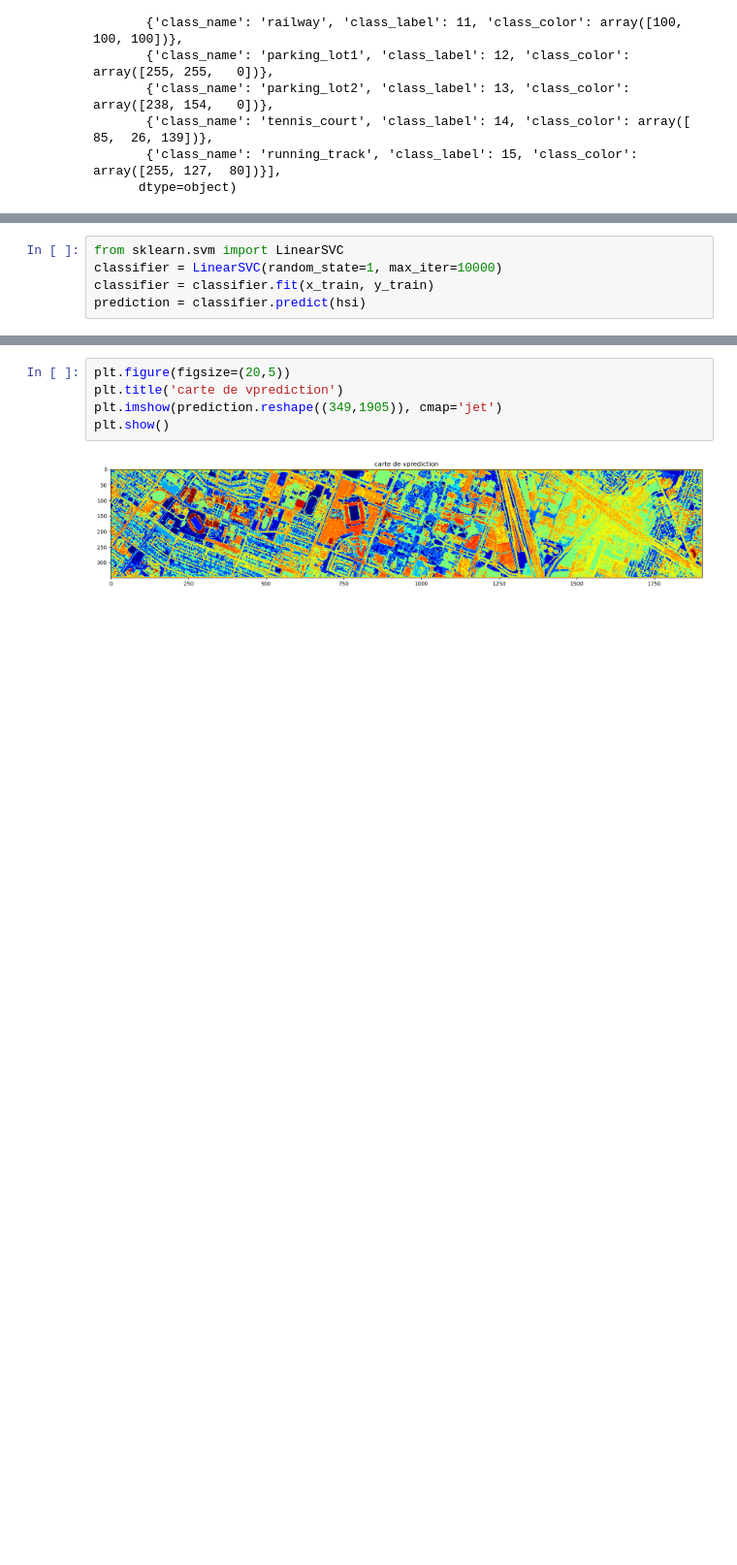
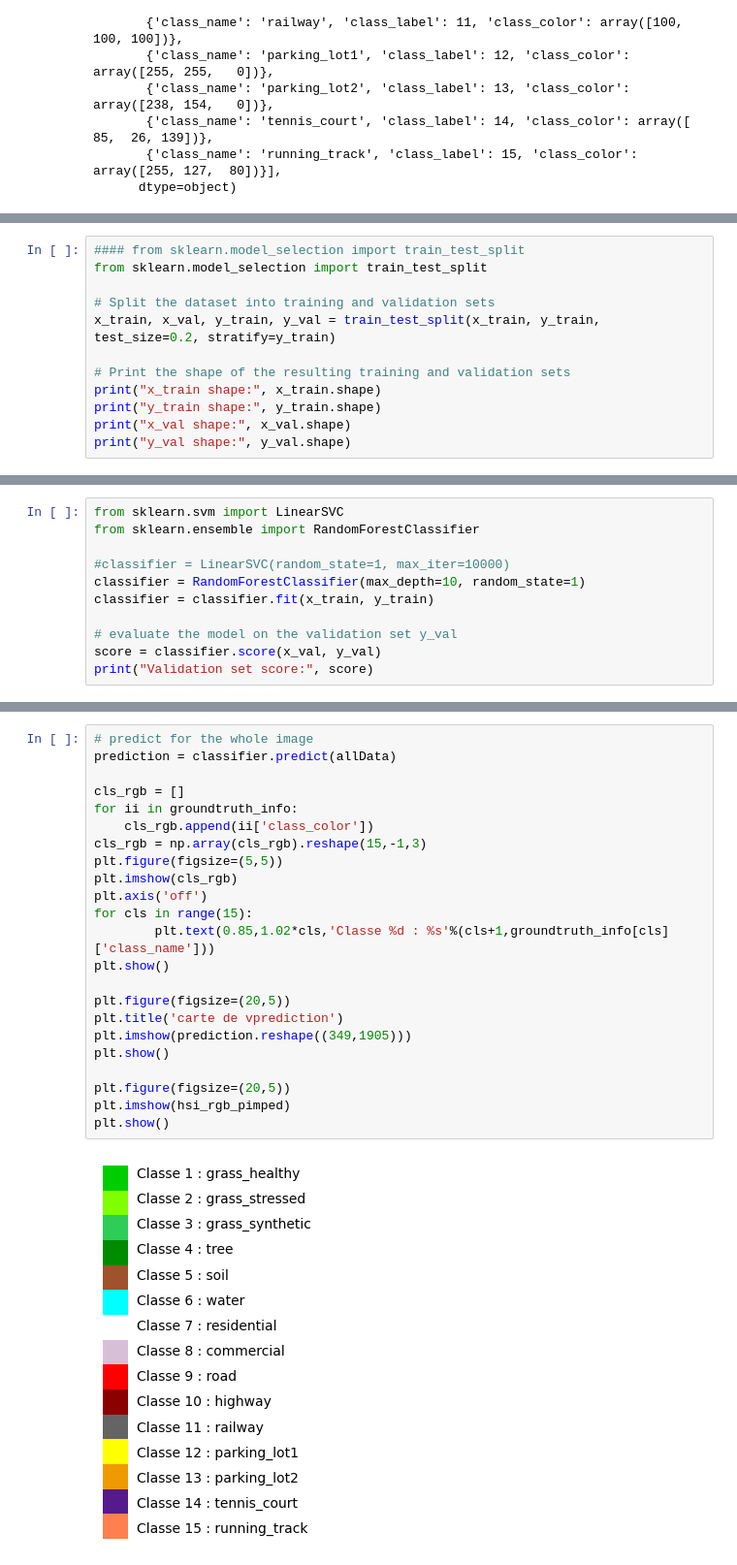
Before and after one commit to Rickil/dataFusion_contest, a Jupyter notebook: main.ipynb, the cells around one changed output, grey strips where cells are left out. Shown at 97% size. Saved outputs shown, nothing was run; the diff lists cells and outputs as text; blank space fills up the shorter version.

Commit message:
data split and lidar and hyper data fusionned

```diff
--- a/main.ipynb
+++ b/main.ipynb
@@ -47,0 +65,12 @@ x_train.shape, y_train.shape
+# %%
+#### from sklearn.model_selection import train_test_split
+from sklearn.model_selection import train_test_split
+
+# Split the dataset into training and validation sets
+x_train, x_val, y_train, y_val = train_test_split(x_train, y_train, test_size=0.2, stratify=y_train)
+
+# Print the shape of the resulting training and validation sets
+print("x_train shape:", x_train.shape)
+print("y_train shape:", y_train.shape)
+print("x_val shape:", x_val.shape)
+print("y_val shape:", y_val.shape)
@@ -48,5 +82,11 @@ x_train.shape, y_train.shape
 # %%
 from sklearn.svm import LinearSVC
-classifier = LinearSVC(random_state=1, max_iter=10000)
+from sklearn.ensemble import RandomForestClassifier
+
+#classifier = LinearSVC(random_state=1, max_iter=10000)
+classifier = RandomForestClassifier(max_depth=10, random_state=1)
 classifier = classifier.fit(x_train, y_train)
-prediction = classifier.predict(hsi)
+
+# evaluate the model on the validation set y_val
+score = classifier.score(x_val, y_val)
+print("Validation set score:", score)
@@ -53,7 +95,25 @@ prediction = classifier.predict(hsi)
 # %%
+# predict for the whole image
+prediction = classifier.predict(allData)
+
+cls_rgb = []
+for ii in groundtruth_info:
+    cls_rgb.append(ii['class_color'])
+cls_rgb = np.array(cls_rgb).reshape(15,-1,3)
+plt.figure(figsize=(5,5))
+plt.imshow(cls_rgb)
+plt.axis('off')
+for cls in range(15):
+        plt.text(0.85,1.02*cls,'Classe %d : %s'%(cls+1,groundtruth_info[cls]['class_name']))
+plt.show()
+
 plt.figure(figsize=(20,5))
 plt.title('carte de vprediction')
-plt.imshow(prediction.reshape((349,1905)), cmap='jet')
+plt.imshow(prediction.reshape((349,1905)))
 plt.show()
+
+plt.figure(figsize=(20,5))
+plt.imshow(hsi_rgb_pimped)
+plt.show()
 # %% [output]
-[figure, old version]
+[figure, new version]
```
Also changed, not shown: parts of 7 cells of this notebook.
